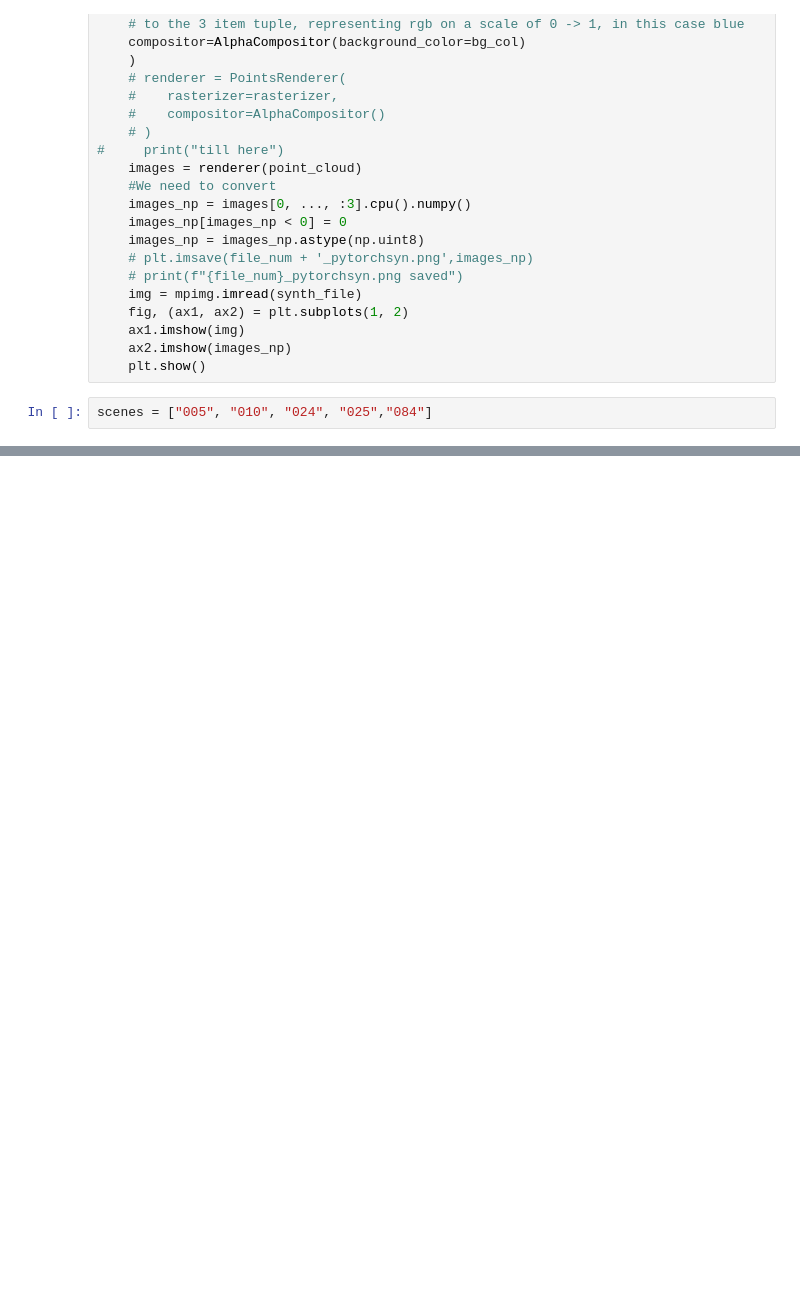
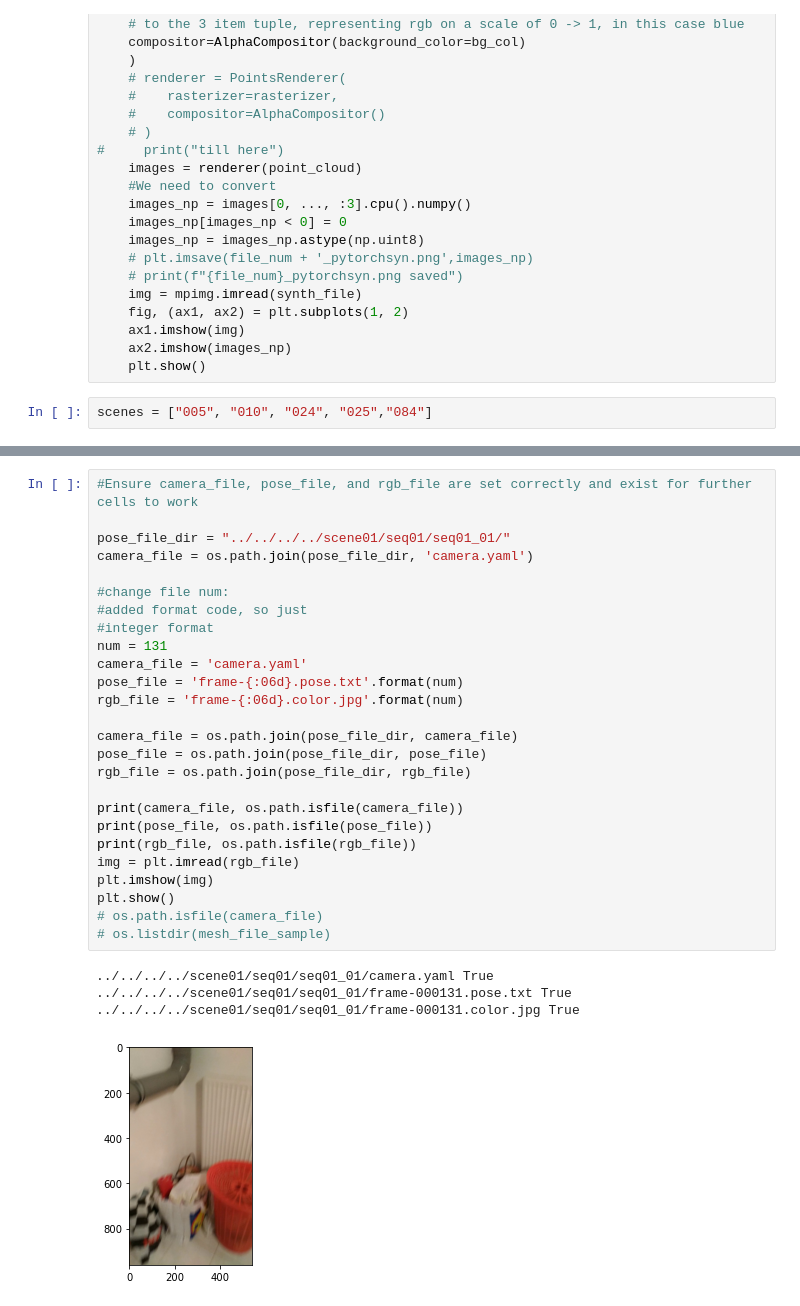
Before and after one commit to Shubodh/pytorch3d, a Jupyter notebook: docs/tutorials/shub_custom/custom_render_colored_points_perspectiveCam.ipynb, the cells around one changed output, grey strips where cells are left out. Saved outputs shown, nothing was run; the diff lists cells and outputs as text; blank space fills up the shorter version.

```diff
--- a/docs/tutorials/shub_custom/custom_render_colored_points_perspectiveCam.ipynb
+++ b/docs/tutorials/shub_custom/custom_render_colored_points_perspectiveCam.ipynb
@@ -293,0 +308,31 @@ Radius: 0.003
+# %%
+#Ensure camera_file, pose_file, and rgb_file are set correctly and exist for further cells to work
+
+pose_file_dir = "../../../../scene01/seq01/seq01_01/"
+camera_file = os.path.join(pose_file_dir, 'camera.yaml')
+
+#change file num:
+#added format code, so just
+#integer format
+num = 131
+camera_file = 'camera.yaml'
+pose_file = 'frame-{:06d}.pose.txt'.format(num)
+rgb_file = 'frame-{:06d}.color.jpg'.format(num)
+
+camera_file = os.path.join(pose_file_dir, camera_file)
+pose_file = os.path.join(pose_file_dir, pose_file)
+rgb_file = os.path.join(pose_file_dir, rgb_file)
+
+print(camera_file, os.path.isfile(camera_file))
+print(pose_file, os.path.isfile(pose_file))
+print(rgb_file, os.path.isfile(rgb_file))
+img = plt.imread(rgb_file)
+plt.imshow(img)
+plt.show()
+# os.path.isfile(camera_file)
+# os.listdir(mesh_file_sample)
+# %% [output]
+../../../../scene01/seq01/seq01_01/camera.yaml True
+../../../../scene01/seq01/seq01_01/frame-000131.pose.txt True
+../../../../scene01/seq01/seq01_01/frame-000131.color.jpg True
+[figure, added]
```
Also changed, not shown: parts of 20 cells of this notebook.
